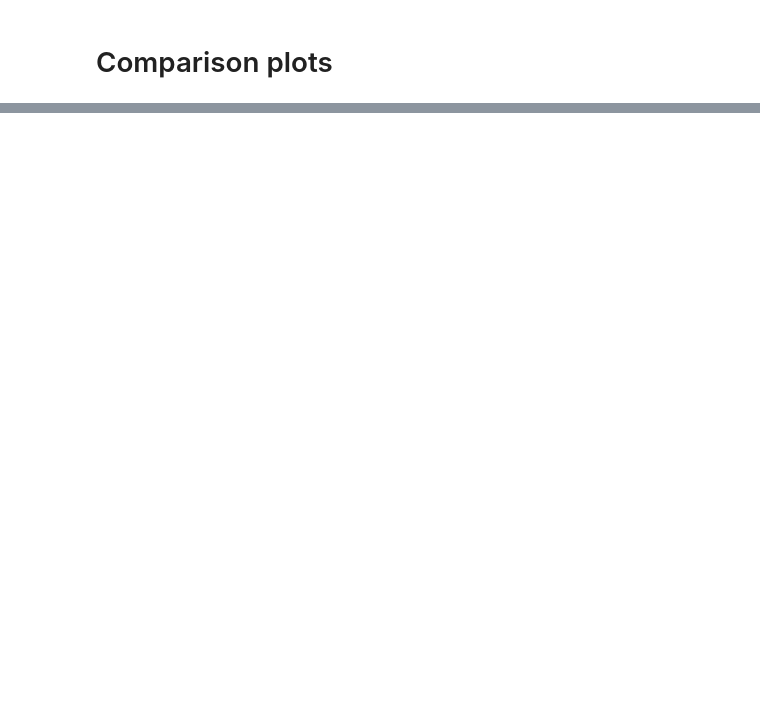
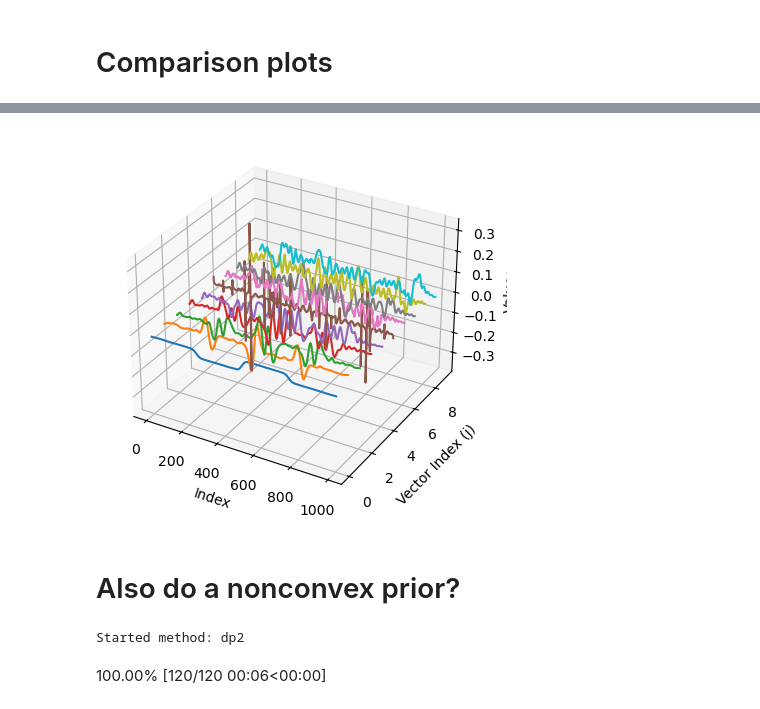
Before and after one commit to mpasha3/IRLS_prec_GSBL, a Jupyter notebook: comparisons/iasgks_all_regparam_1d.ipynb, the cells around one changed output, grey strips where cells are left out. Cells and saved outputs as stored; diff of their text form; code cells hidden in the pictures; blank space fills up the shorter version.

```diff
--- a/comparisons/iasgks_all_regparam_1d.ipynb
+++ b/comparisons/iasgks_all_regparam_1d.ipynb
@@ -152,0 +157,69 @@ plt.show()
+# %%
+import matplotlib.pyplot as plt
+from mpl_toolkits.mplot3d import Axes3D
+import numpy as np
+
+# Define K (number of column vectors to plot)
+K = 10  # For example, plot the first 10 column vectors
+
+fig = plt.figure()
+ax = fig.add_subplot(111, projection='3d')
+
+# Assuming data[1]["V"] is a 2D array
+X = np.arange(data["V"].shape[0])  # X-axis: indices of the vectors
+Y = np.arange(min(K, data["V"].shape[1]))  # Y-axis: the varying index (j), limited by K
+
+# Loop through the first K vectors and plot them
+for j in range(K):
+    ax.plot(X, np.full(X.shape, Y[j]), data["V"][:, j])
+
+# Labels (optional)
+ax.set_xlabel('Index')
+ax.set_ylabel('Vector Index (j)')
+ax.set_zlabel('Values')
+
+plt.show()
+# %% [output]
+[figure, added]
+# %% [markdown]
+# Also do a nonconvex prior?
+# %%
+# Set problem parameters
+n_iters = 120
+hyperpr_r = -1
+hyperpr_beta = 1.0
+
+# Build a dictionary containg solvers and solver results
+comp_dct = {}
+
+# Iterate over methods
+for method in methods:
+    print(f"Started method: {method}")
+
+    # Build solver
+    if (method == "mgcv_no_whitening") or (method == "gcv_no_whitening") or (method == "matlab_gcv_no_whitening"):
+        gksias_solver = GKSIAS(A, L, noisy_signal, noise_var=None)
+    else:
+        gksias_solver = GKSIAS(A, L, noisy_signal, noise_var=noise_var)
+
+    # Processing for regparam method
+    if (method == "mgcv_no_whitening"):
+        regparam = "mgcv"
+    elif (method == "gcv_no_whitening"):
+        regparam = "gcv"
+    elif (method == "matlab_gcv_no_whitening"):
+        regparam = "matlab_gcv"
+    else:
+        regparam = method
+
+    try:
+        # Run the solver
+        data = gksias_solver.solve(n_iter=n_iters, init_dim=10, hyperpr_r=hyperpr_r, hyperpr_beta=hyperpr_beta, x_true=ground_truth, regparam=regparam, regparam_fixed=1e0)
+    except:
+        print(f"failed for method = {method}")
+
+    # Put results into dict
+    comp_dct[method] = data
+# %% [output]
+Started method: dp2
+100.00% [120/120 00:06<00:00]
```
Also changed, not shown: parts of 12 cells of this notebook, 15 other files.
